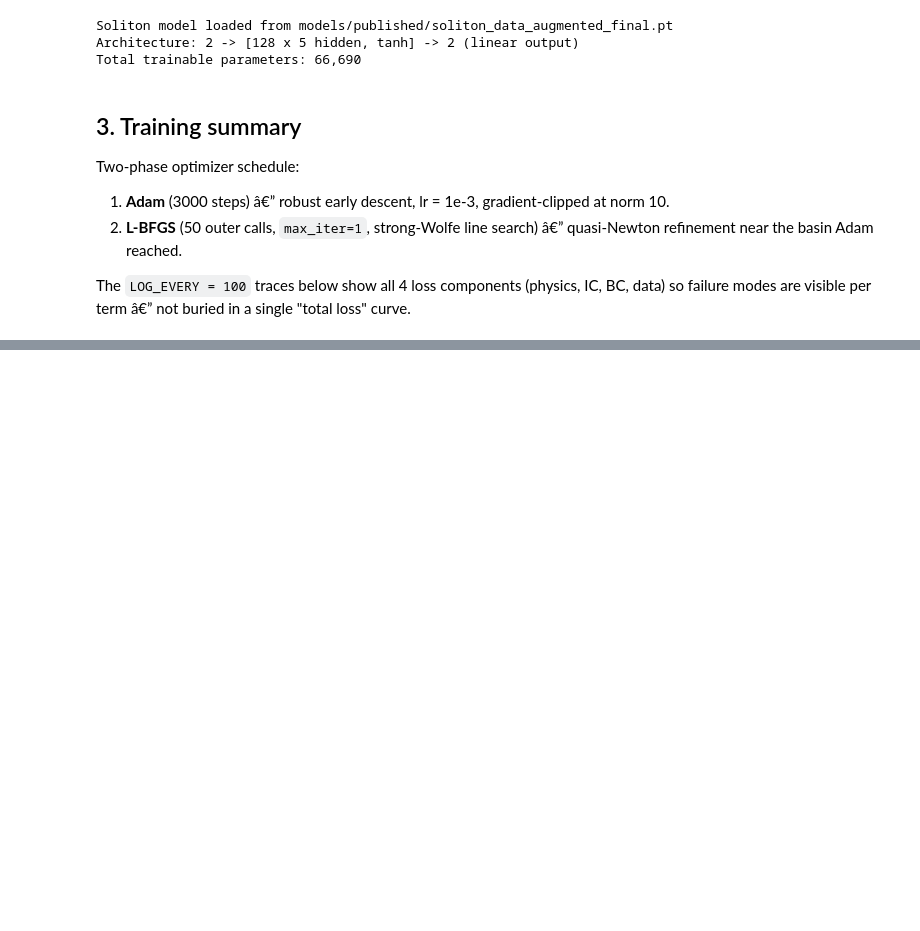
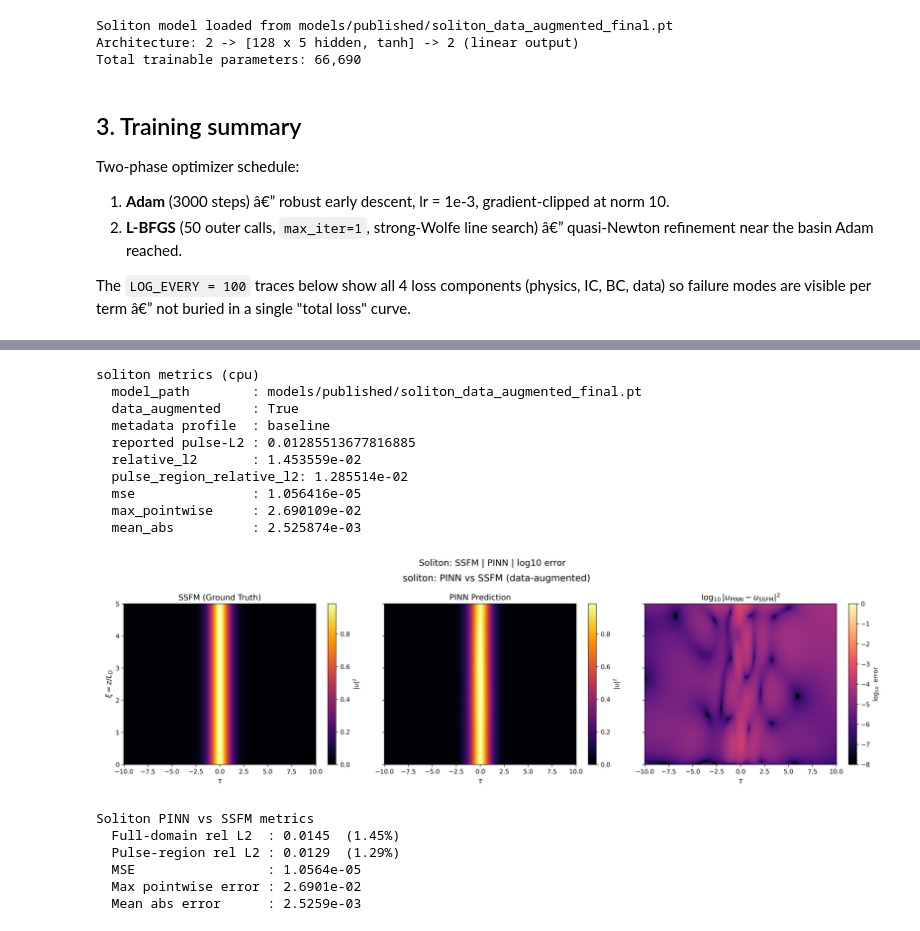
Before and after one commit to abbas-ahmad-cowlar/pinn-nlse, a Jupyter notebook: notebooks/03_comparison.ipynb, the cells around one changed output, grey strips where cells are left out. Cells and saved outputs as stored; diff of their text form; code cells hidden in the pictures; blank space fills up the shorter version.

Commit message:
Expand 03_comparison

```diff
--- a/notebooks/03_comparison.ipynb
+++ b/notebooks/03_comparison.ipynb
@@ -149,0 +174,35 @@ The `LOG_EVERY = 100` traces below show all 4 loss components (physics, IC, BC,
+# %%
+result_sol = generate_soliton_comparison()
+
+# Inline render of the freshly-generated 3-panel figure
+fig, ax = plt.subplots(figsize=(18, 5))
+ax.imshow(Image.open(result_sol['figure_paths']['comparison']))
+ax.set_title('Soliton: SSFM | PINN | log10 error', fontsize=13)
+ax.axis('off')
+plt.tight_layout(); plt.show()
+
+m = result_sol['metrics']
+print('Soliton PINN vs SSFM metrics')
+print(f"  Full-domain rel L2  : {m['relative_l2']:.4f}  ({100*m['relative_l2']:.2f}%)")
+print(f"  Pulse-region rel L2 : {m['pulse_region_relative_l2']:.4f}  ({100*m['pulse_region_relative_l2']:.2f}%)")
+print(f"  MSE                 : {m['mse']:.4e}")
+print(f"  Max pointwise error : {m['max_pointwise']:.4e}")
+print(f"  Mean abs error      : {m['mean_abs']:.4e}")
+# %% [output]
+soliton metrics (cpu)
+  model_path        : models/published/soliton_data_augmented_final.pt
+  data_augmented    : True
+  metadata profile  : baseline
+  reported pulse-L2 : 0.01285513677816885
+  relative_l2       : 1.453559e-02
+  pulse_region_relative_l2: 1.285514e-02
+  mse               : 1.056416e-05
+  max_pointwise     : 2.690109e-02
+  mean_abs          : 2.525874e-03
+[figure, added]
+Soliton PINN vs SSFM metrics
+  Full-domain rel L2  : 0.0145  (1.45%)
+  Pulse-region rel L2 : 0.0129  (1.29%)
+  MSE                 : 1.0564e-05
+  Max pointwise error : 2.6901e-02
+  Mean abs error      : 2.5259e-03
```
Also changed, not shown: parts of 7 cells of this notebook.
